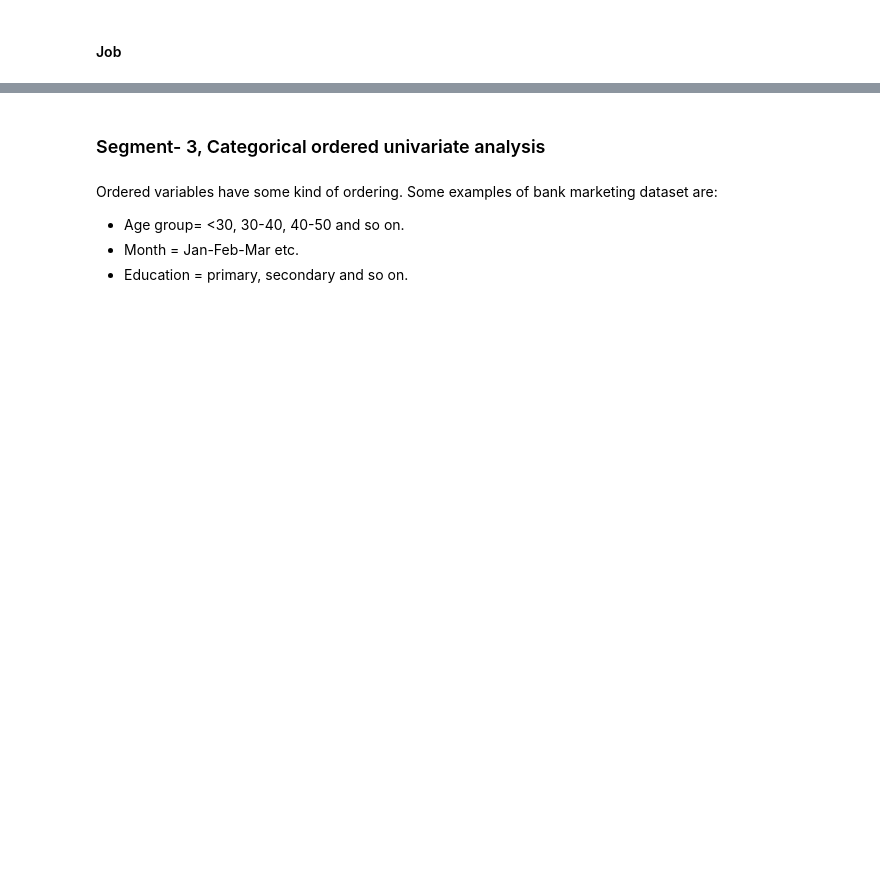
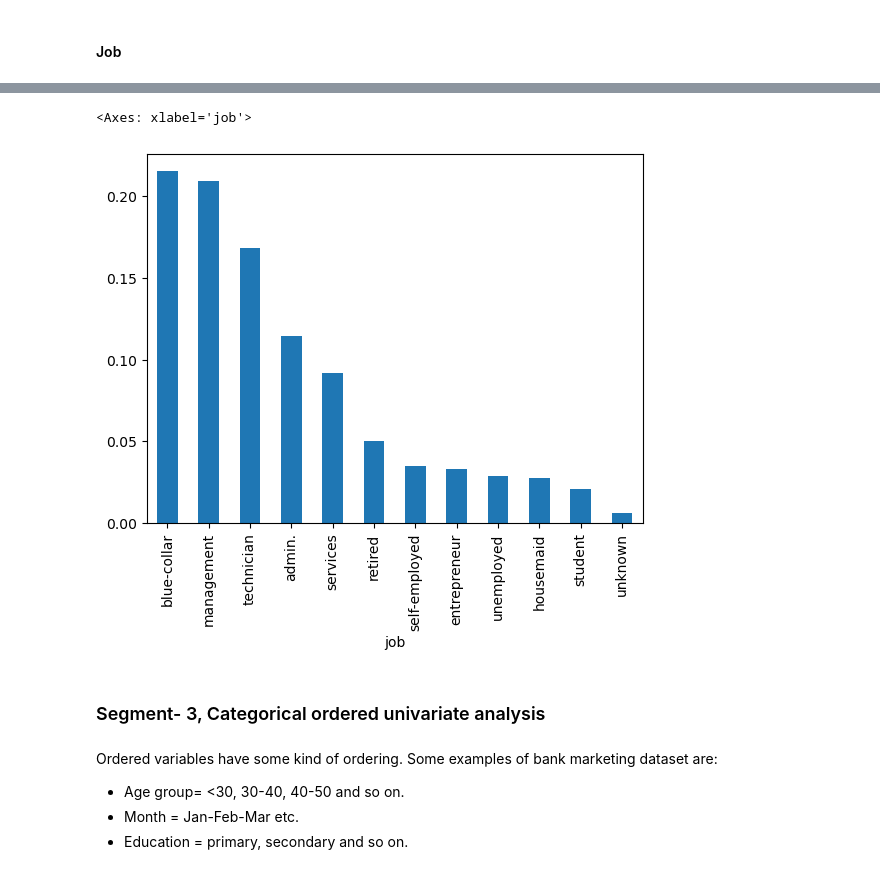
Before and after one commit to PrakNew/UpGrad, a Jupyter notebook: Exploratory Data Analysis/Data Cleaning/Bank+Dataset/Bank Dataset/Bank+Marketing+Campaign_EDA-blank+notebook.ipynb, the cells around one changed output, grey strips where cells are left out. Saved outputs shown, nothing was run; the diff lists cells and outputs as text; code cells hidden in the pictures; blank space fills up the shorter version.

```diff
--- a/Exploratory Data Analysis/Data Cleaning/Bank+Dataset/Bank Dataset/Bank+Marketing+Campaign_EDA-blank+notebook.ipynb
+++ b/Exploratory Data Analysis/Data Cleaning/Bank+Dataset/Bank Dataset/Bank+Marketing+Campaign_EDA-blank+notebook.ipynb
@@ -548,5 +576,9 @@ Unordered data do not have the notion of high-low, more-less etc. Example:
 # %%
 #plot the bar graph of percentage job categories
+inp1.job.value_counts(normalize=True).plot.bar()
+# %% [output]
+<Axes: xlabel='job'>
+[figure, added]
 # %% [markdown]
 ### Segment- 3, Categorical ordered univariate analysis
 # %% [markdown]
```
Also changed, not shown: parts of 10 cells of this notebook, 6 other files.
